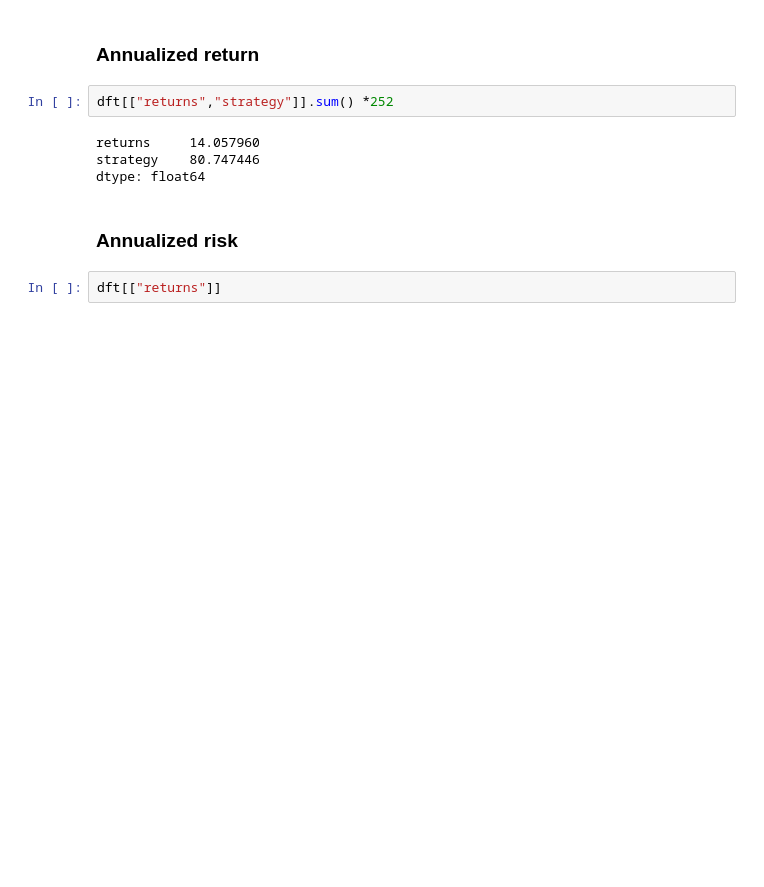
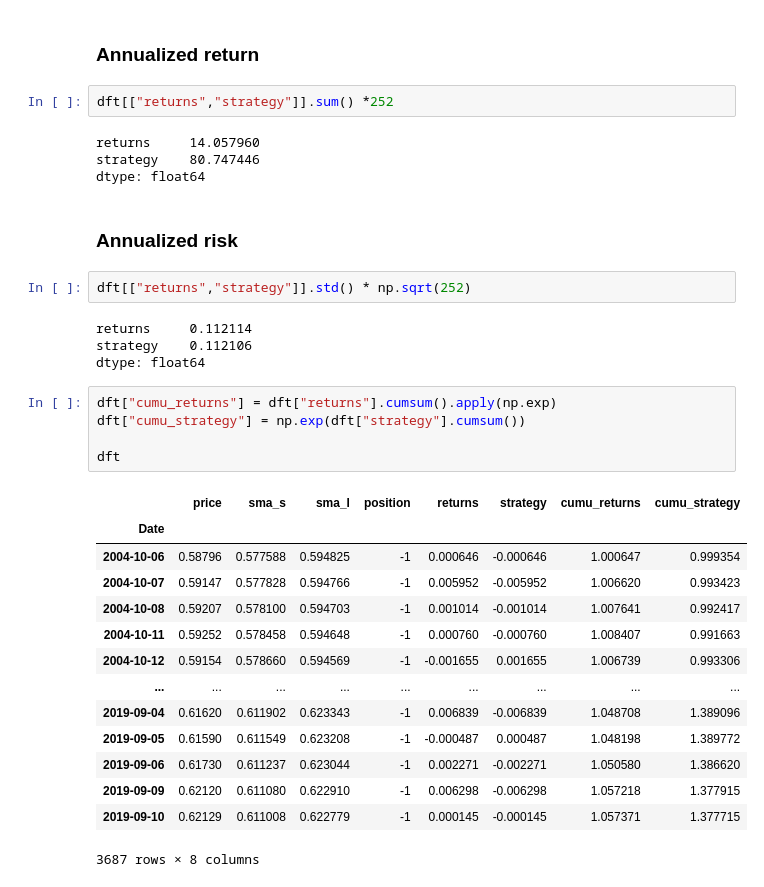
Before and after one commit to northpr/automated_trading, a Jupyter notebook: 032_sma_backtesting_class.ipynb, the cells around one changed output. Cells and saved outputs as stored; diff of their text form; blank space fills up the shorter version.

```diff
--- a/032_sma_backtesting_class.ipynb
+++ b/032_sma_backtesting_class.ipynb
@@ -270,5 +270,29 @@ strategy    80.747446
 dtype: float64
 # %% [markdown]
 ### Annualized risk
-# %%
-dft[["returns"]]
+# %%
+dft[["returns","strategy"]].std() * np.sqrt(252)
+# %% [output]
+returns     0.112114
+strategy    0.112106
+dtype: float64
+# %%
+dft["cumu_returns"] = dft["returns"].cumsum().apply(np.exp)
+dft["cumu_strategy"] = np.exp(dft["strategy"].cumsum())
+
+dft
+# %% [output]
+|  | price | sma_s | sma_l | position | returns | strategy | cumu_returns | cumu_strategy |
+| Date |  |  |  |  |  |  |  |  |
+| 2004-10-06 | 0.58796 | 0.577588 | 0.594825 | -1 | 0.000646 | -0.000646 | 1.000647 | 0.999354 |
+| 2004-10-07 | 0.59147 | 0.577828 | 0.594766 | -1 | 0.005952 | -0.005952 | 1.006620 | 0.993423 |
+| 2004-10-08 | 0.59207 | 0.578100 | 0.594703 | -1 | 0.001014 | -0.001014 | 1.007641 | 0.992417 |
+| 2004-10-11 | 0.59252 | 0.578458 | 0.594648 | -1 | 0.000760 | -0.000760 | 1.008407 | 0.991663 |
+| 2004-10-12 | 0.59154 | 0.578660 | 0.594569 | -1 | -0.001655 | 0.001655 | 1.006739 | 0.993306 |
+| ... | ... | ... | ... | ... | ... | ... | ... | ... |
+| 2019-09-04 | 0.61620 | 0.611902 | 0.623343 | -1 | 0.006839 | -0.006839 | 1.048708 | 1.389096 |
+| 2019-09-05 | 0.61590 | 0.611549 | 0.623208 | -1 | -0.000487 | 0.000487 | 1.048198 | 1.389772 |
+| 2019-09-06 | 0.61730 | 0.611237 | 0.623044 | -1 | 0.002271 | -0.002271 | 1.050580 | 1.386620 |
+| 2019-09-09 | 0.62120 | 0.611080 | 0.622910 | -1 | 0.006298 | -0.006298 | 1.057218 | 1.377915 |
+| 2019-09-10 | 0.62129 | 0.611008 | 0.622779 | -1 | 0.000145 | -0.000145 | 1.057371 | 1.377715 |
+3687 rows × 8 columns
```
Also changed, not shown: parts of 2 cells of this notebook.
